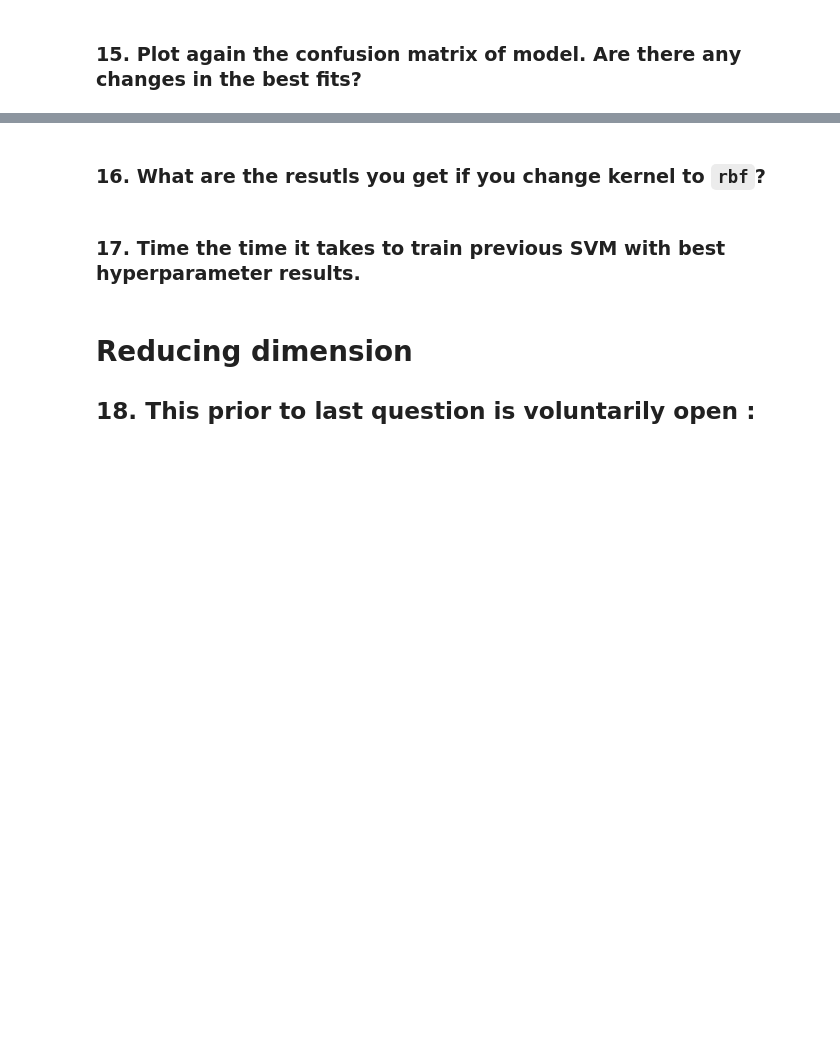
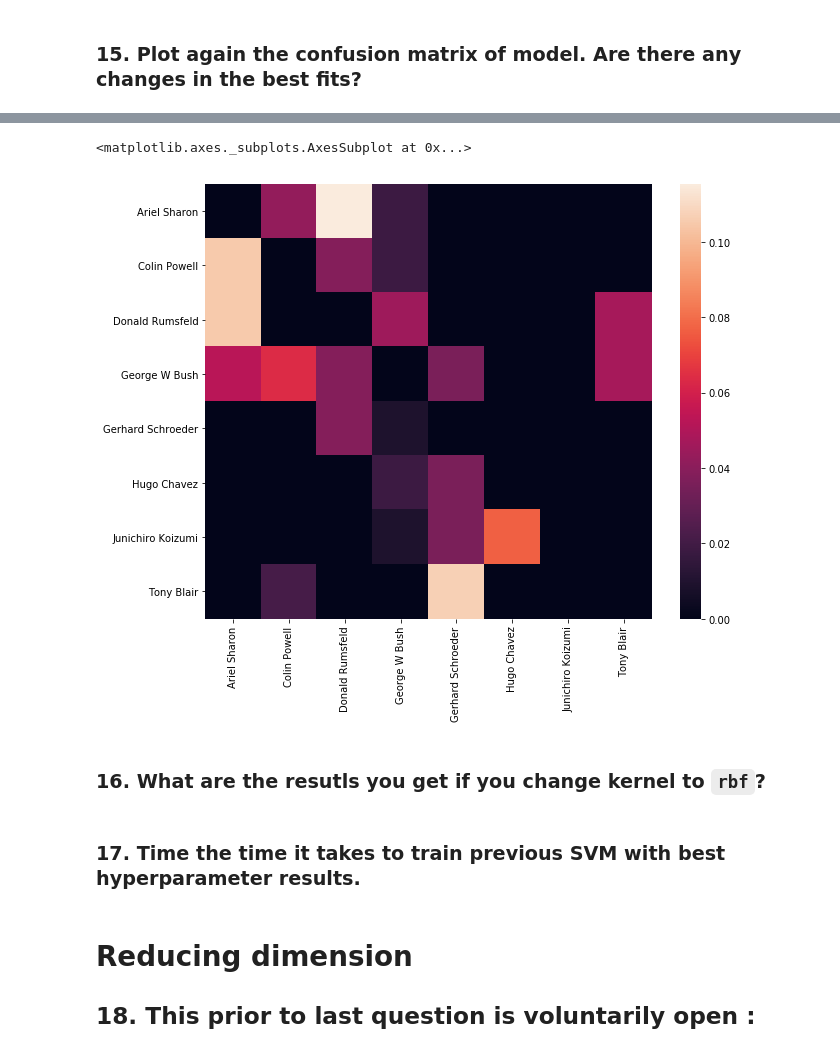
Before and after one commit to sneelapu77/IntroPyForDataScience, a Jupyter notebook: Exam/Exam_fall_17.ipynb, the cells around one changed output, grey strips where cells are left out. Saved outputs shown, nothing was run; the diff lists cells and outputs as text; code cells hidden in the pictures; blank space fills up the shorter version.

```diff
--- a/Exam/Exam_fall_17.ipynb
+++ b/Exam/Exam_fall_17.ipynb
@@ -312,3 +344,12 @@ The question now is to use a more sophisticated model. Called *Support Vector Ma
+# %%
+np.fill_diagonal(svm_cfm, 0)
+fig, ax = plt.subplots(figsize=(10, 8))
+sns.heatmap(svm_cfm,
+           xticklabels=figures.target_names,
+           yticklabels=figures.target_names)
+# %% [output]
+<matplotlib.axes._subplots.AxesSubplot at 0x...>
+[figure, added]
 # %% [markdown]
 ### 16. What are the resutls you get if you change kernel to `rbf`?
 # %% [markdown]
```
Also changed, not shown: parts of 8 cells of this notebook.
